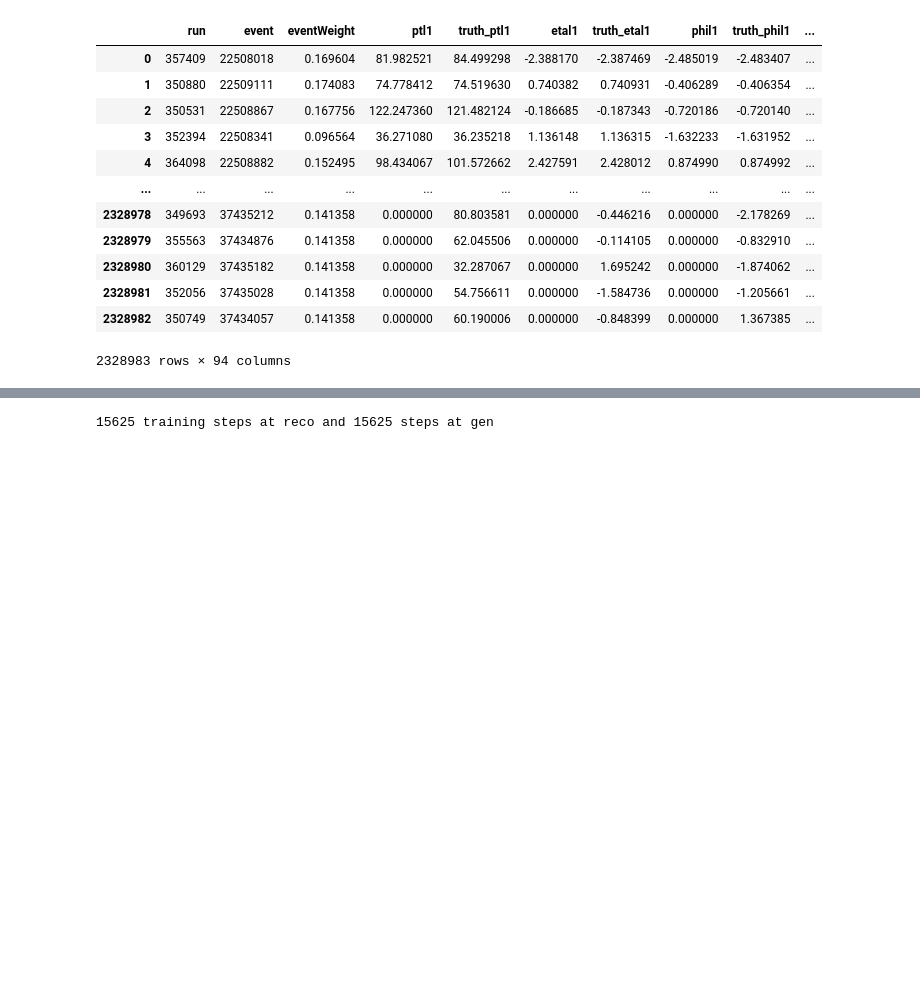
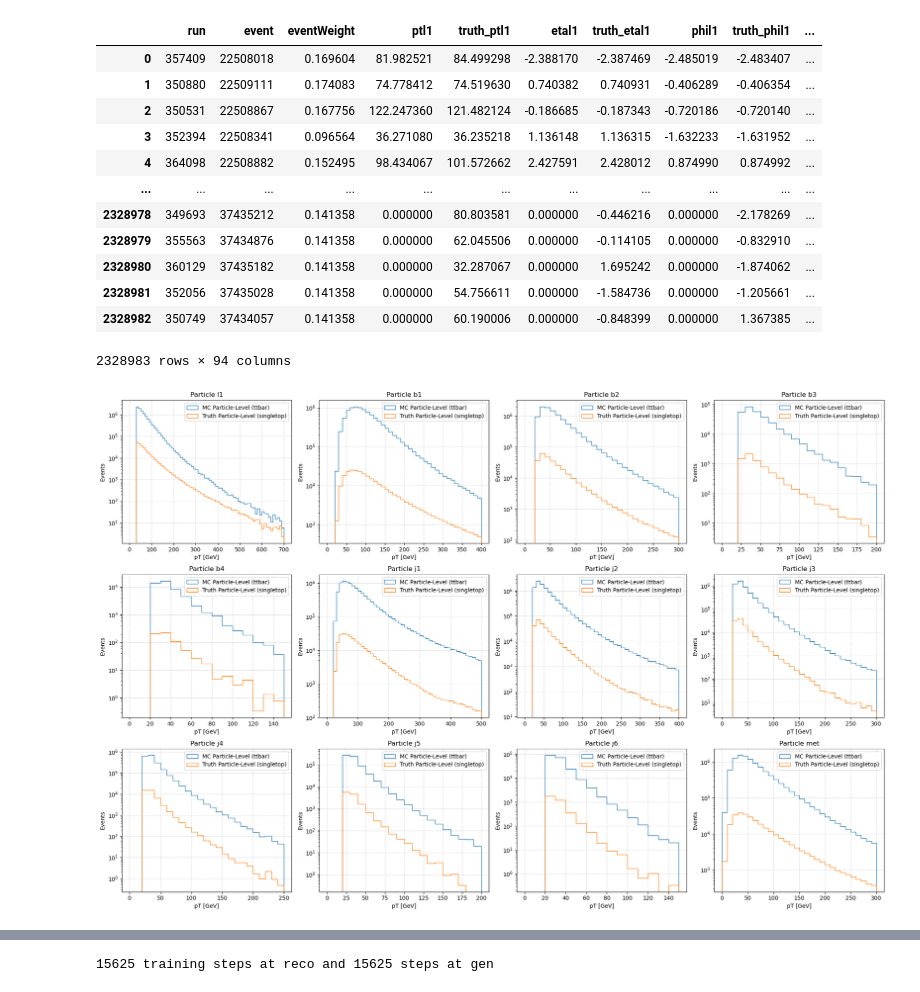
Before and after one commit to josefmurnauer/omnifold, a Jupyter notebook: closure-ttbarvssingletop.ipynb, the cells around one changed output, grey strips where cells are left out. Saved outputs shown, nothing was run; the diff lists cells and outputs as text; code cells hidden in the pictures; blank space fills up the shorter version.

Commit message:
Updated plotting

```diff
--- a/closure-ttbarvssingletop.ipynb
+++ b/closure-ttbarvssingletop.ipynb
@@ -130,13 +82,56 @@ def MC_data_shaper(df):
 # %%
-pythia_reco, pythia_truth = MC_data_shaper(pythia_df)
-herwig_reco, herwig_truth = MC_data_shaper(herwig_df)
+fig, axes = plt.subplots(3, 4, figsize=(20, 14))
+axes = axes.flatten()
+particles = ['l1', 'b1', 'b2', 'b3', 'b4', 'j1', 'j2', 'j3', 'j4', 'j5', 'j6', 'met']
+pt_binning = {
+    'l1': np.linspace(0, 700, 71),
+    'b1': np.linspace(0, 400, 41),
+    'b2': np.linspace(0, 300, 31),
+    'b3': np.linspace(0, 200, 21),
+    'b4': np.linspace(0, 150, 16),
+    'j1': np.linspace(0, 500, 51),
+    'j2': np.linspace(0, 400, 41),
+    'j3': np.linspace(0, 300, 31),
+    'j4': np.linspace(0, 250, 26),
+    'j5': np.linspace(0, 200, 21),
+    'j6': np.linspace(0, 150, 16),
+    'met': np.linspace(0, 300, 31),
+}
+# --- Loop over all 12 particles ---
+for i, pname in enumerate(particles):
+    ax = axes[i]
+    bins = pt_binning[pname]
 
-pythia_weights = pythia_df['eventWeight'].to_numpy()
-herwig_weights = herwig_df['eventWeight'].to_numpy()
+    # masks for non-zero (non-padded) pT entries
+    mask_pythia = pythia_truth_train[:, i, 0] != 0
+    mask_herwig = herwig_truth[:, i, 0] != 0
 
-pythia_pass_reco = pythia_df['pass_reco'].to_numpy()
-pythia_pass_gen = pythia_df['pass_particle'].to_numpy()
+    # Use .values[...] to align numpy masks with pandas Series
+    ax.hist(
+        pythia_truth_train[:, i, 0][mask_pythia],
+        weights=(pythia_train['eventWeight'] * pythia_train['pass_particle'])[mask_pythia],
+        bins=bins,
+        histtype='step',
+        label='MC Particle-Level (ttbar)'
+    )
+    ax.hist(
+        herwig_truth[:, i, 0][mask_herwig],
+        weights=(herwig_subset['eventWeight'] * herwig_subset['pass_particle'])[mask_herwig],
+        bins=bins,
+        histtype='step',
+        label='Truth Particle-Level (singletop)'
+    )
 
-herwig_pass_reco = herwig_df['pass_reco'].to_numpy()
-herwig_pass_gen = herwig_df['pass_particle'].to_numpy()
+    ax.set_title(f"Particle {pname}")
+    ax.set_xlabel("pT [GeV]")
+    ax.set_ylabel("Events")
+    ax.legend()
+    ax.grid(True, linestyle='--', alpha=0.5)
+    ax.set_yscale('log')
+
+
+plt.tight_layout(rect=[0, 0, 1, 0.95])
+plt.show()
+# %% [output]
+[figure, added]
 # %%
```
Also changed, not shown: parts of 16 cells of this notebook.
